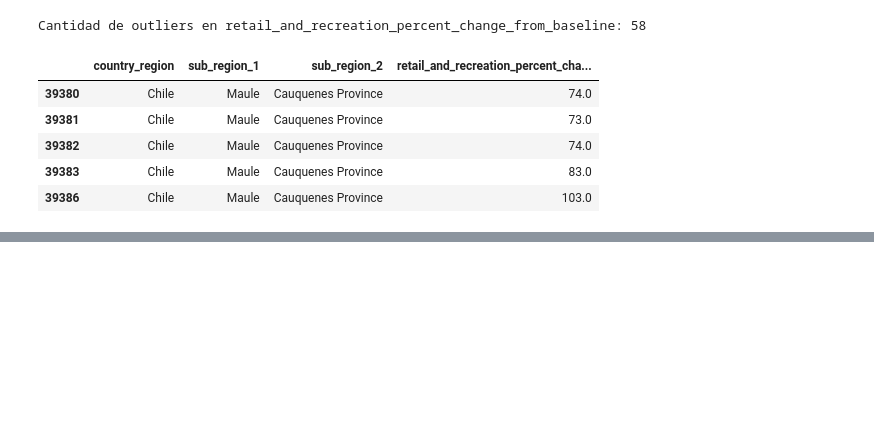
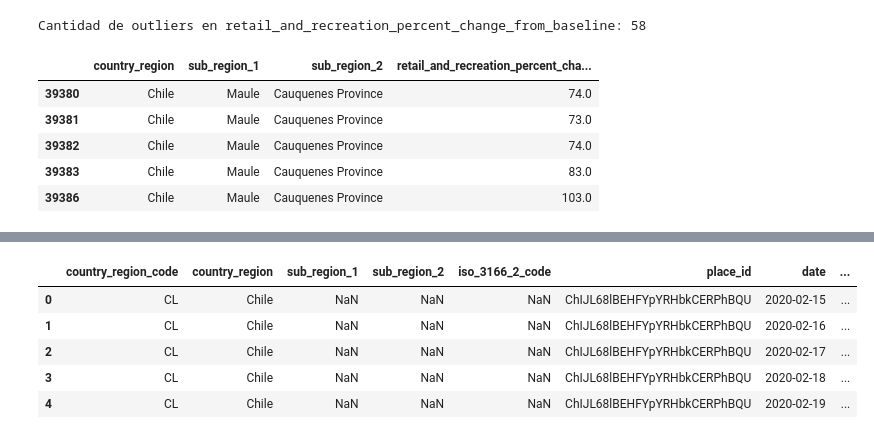
Before and after one commit to khrixtar-dev/Proyecto_Movilidad_CristianRomero, a Jupyter notebook: ProyectoMovilidad.ipynb, the cells around one changed output, grey strips where cells are left out. Saved outputs shown, nothing was run; the diff lists cells and outputs as text; code cells hidden in the pictures; blank space fills up the shorter version.

```diff
--- a/ProyectoMovilidad.ipynb
+++ b/ProyectoMovilidad.ipynb
@@ -199,0 +200,3 @@ Cantidad de outliers en retail_and_recreation_percent_change_from_baseline: 58
+# %%
+#Tipado
+df_chile['date'] = pd.to_datetime(df_chile['date'])
@@ -199,0 +223,12 @@ Cantidad de outliers en retail_and_recreation_percent_change_from_baseline: 58
+# %%
+#Ingenieria
+df_chile['movilidad_promedio'] = df_chile.iloc[:, 7:13].mean(axis=1)
+# %%
+df_chile.head()
+# %% [output]
+|  | country_region_code | country_region | sub_region_1 | sub_region_2 | iso_3166_2_code | place_id | date | ... |
+| 0 | CL | Chile | NaN | NaN | NaN | ChIJL68lBEHFYpYRHbkCERPhBQU | 2020-02-15 | ... |
+| 1 | CL | Chile | NaN | NaN | NaN | ChIJL68lBEHFYpYRHbkCERPhBQU | 2020-02-16 | ... |
+| 2 | CL | Chile | NaN | NaN | NaN | ChIJL68lBEHFYpYRHbkCERPhBQU | 2020-02-17 | ... |
+| 3 | CL | Chile | NaN | NaN | NaN | ChIJL68lBEHFYpYRHbkCERPhBQU | 2020-02-18 | ... |
+| 4 | CL | Chile | NaN | NaN | NaN | ChIJL68lBEHFYpYRHbkCERPhBQU | 2020-02-19 | ... |
```
Also changed, not shown: parts of 5 cells of this notebook.
